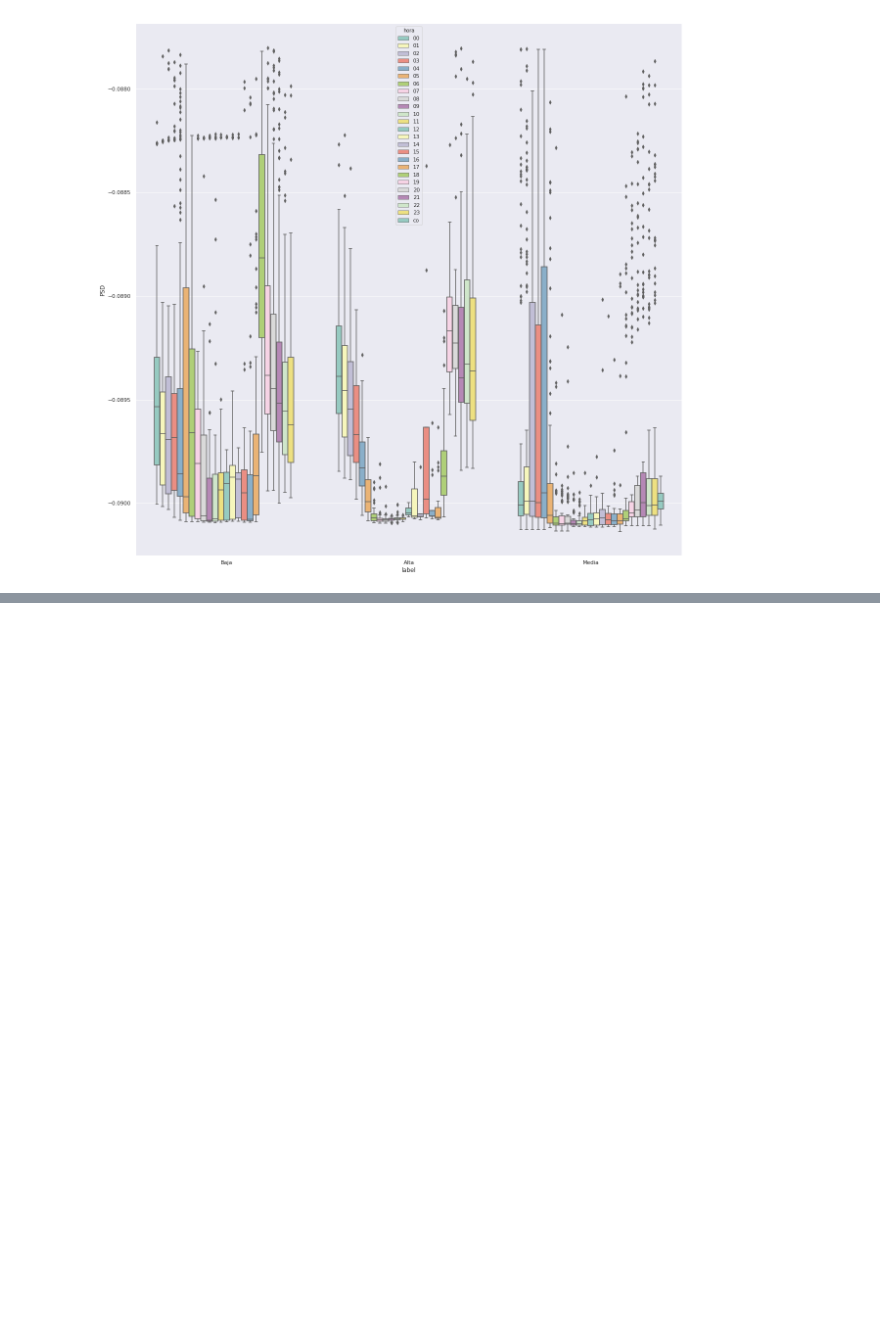
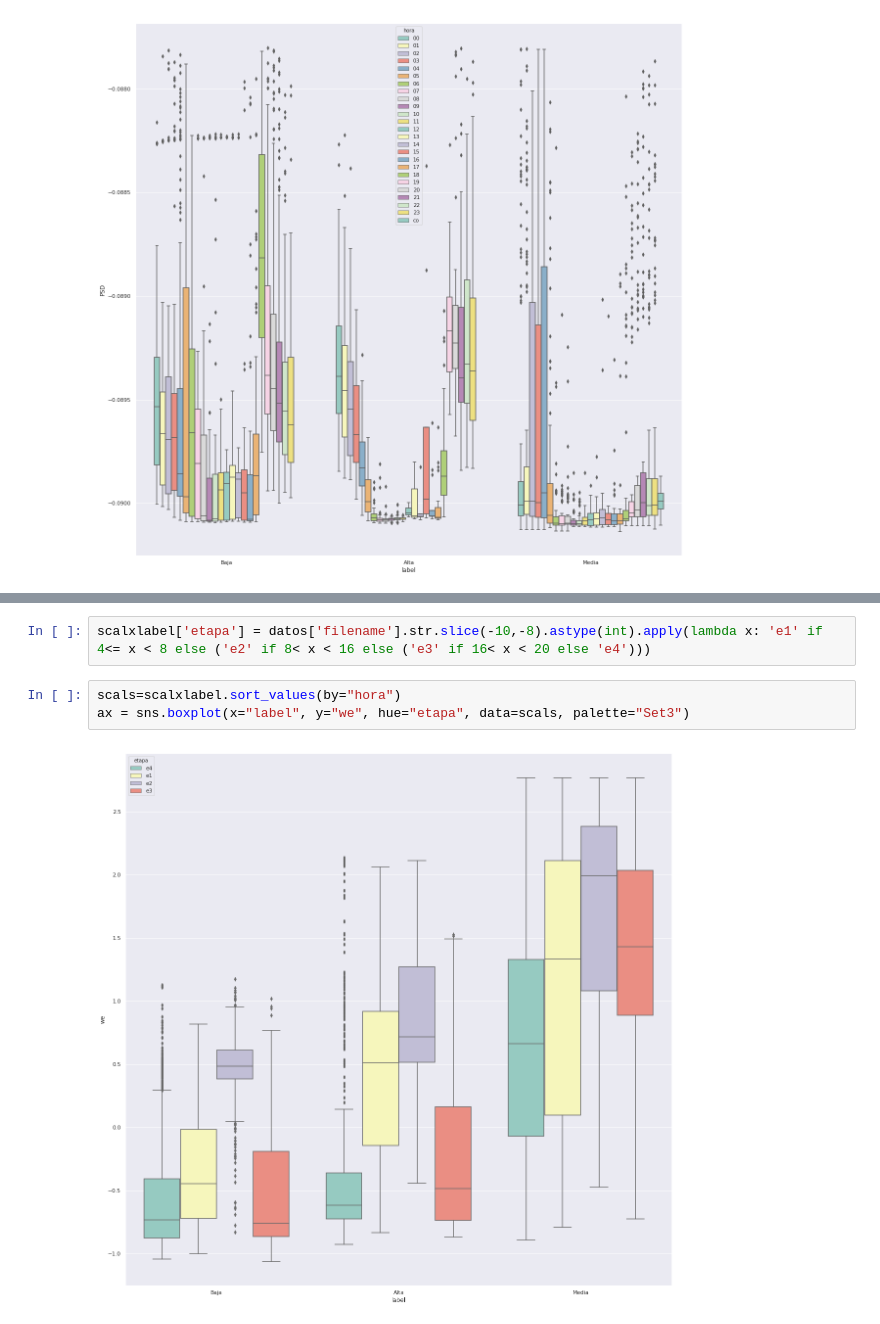
Before and after one commit to David9203/AnalisisVariables, a Jupyter notebook: Graficar boxplots/Boxplotdatos30octubre.ipynb, the cells around one changed output, grey strips where cells are left out. Drawn from its saved outputs; the diff is of its cells as text; blank space fills up the shorter version.

Commit message:
se divide por etapas

```diff
--- a/Graficar boxplots/Boxplotdatos30octubre.ipynb
+++ b/Graficar boxplots/Boxplotdatos30octubre.ipynb
@@ -140,0 +151,7 @@ ax = sns.boxplot(x="label", y="PSD", hue="hora", data=scals, palette="Set3")
+# %%
+scalxlabel['etapa'] = datos['filename'].str.slice(-10,-8).astype(int).apply(lambda x: 'e1' if 4<= x < 8 else ('e2' if 8< x < 16 else ('e3' if 16< x < 20 else 'e4')))
+# %%
+scals=scalxlabel.sort_values(by="hora")
+ax = sns.boxplot(x="label", y="we", hue="etapa", data=scals, palette="Set3")
+# %% [output]
+[figure, added]
```
Also changed, not shown: parts of 9 cells of this notebook.
